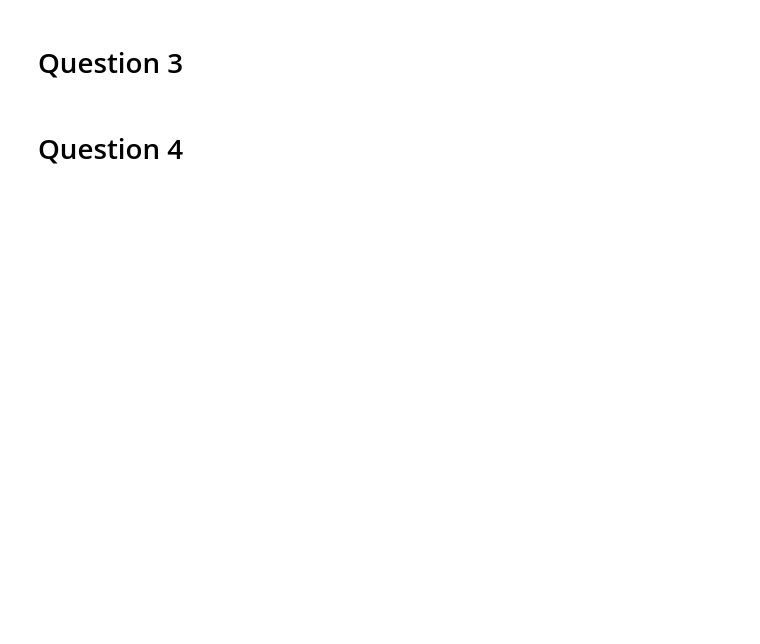
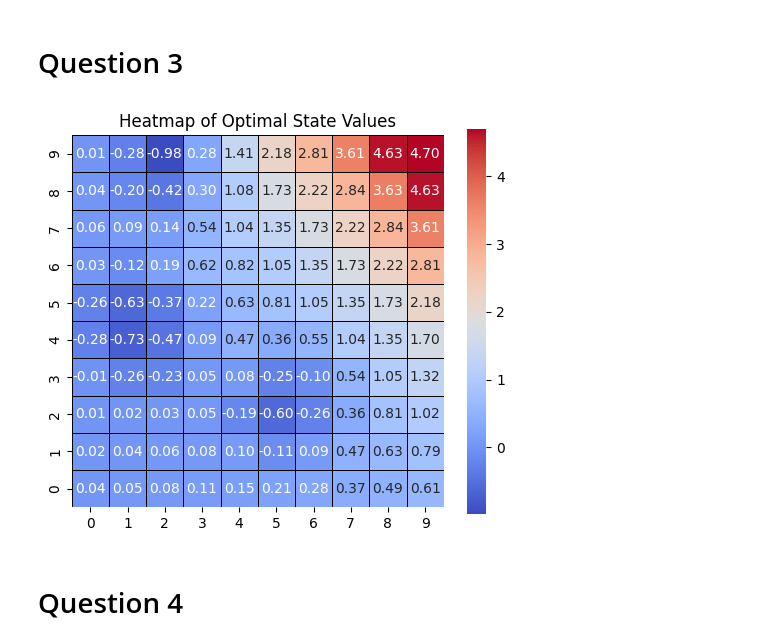
Before and after one commit to kbaseba/232E, a Jupyter notebook: Project_3/ECE232E_Project3_606539982_106405230_106303745.ipynb, the cells around one changed output. Cells and saved outputs as stored; diff of their text form; code cells hidden in the pictures; blank space fills up the shorter version.

```diff
--- a/Project_3/ECE232E_Project3_606539982_106405230_106303745.ipynb
+++ b/Project_3/ECE232E_Project3_606539982_106405230_106303745.ipynb
@@ -5,4 +177,100 @@
 # %% [markdown]
 # Question 3
+# %%
+import numpy as np
+import matplotlib.pyplot as plt
+import seaborn as sns
+
+# Assuming optimal_V is available from Question 2
+# For context, let's include the necessary parts from Question 2 to ensure optimal_V is computed
+# MDP Parameters
+num_states = 100
+grid_size = 10
+num_actions = 4
+w = 0.1
+gamma = 0.8
+epsilon = 0.01
+
+# Actions: 0=Right, 1=Left, 2=Up, 3=Down
+actions = [0, 1, 2, 3]
+
+# Reward Function 1
+reward_function = np.zeros(num_states)
+reward_function[[25, 26, 35, 36, 41, 42, 51, 52, 82, 83, 92, 93]] = -10
+reward_function[99] = 1
+
+# Transition Probability Matrix: P[s, s', a]
+P = np.zeros((num_states, num_states, num_actions))
+
+def compute_transition_probabilities():
+    for s in range(num_states):
+        row, col = divmod(s, grid_size)
+        for a in actions:
+            intended_state = s
+            if a == 0 and col < grid_size - 1:
+                intended_state = s + 1
+            elif a == 1 and col > 0:
+                intended_state = s - 1
+            elif a == 2 and row > 0:
+                intended_state = s - grid_size
+            elif a == 3 and row < grid_size - 1:
+                intended_state = s + grid_size
+
+            # Apply wind in all 4 directions
+            for move, offset in zip(actions, [(0, 1), (0, -1), (-1, 0), (1, 0)]):
+                nx, ny = row + offset[0], col + offset[1]
+                if 0 <= nx < grid_size and 0 <= ny < grid_size:
+                    sp = nx * grid_size + ny
+                    P[s, sp, a] += w / 4
+                else:
+                    P[s, s, a] += w / 4
+
+            if intended_state == s:
+                P[s, s, a] += (1 - w)
+            else:
+                P[s, intended_state, a] += (1 - w)
+
+compute_transition_probabilities()
+
+# Value Iteration Algorithm (from Question 2)
+def value_iteration():
+    V = np.zeros(num_states)
+    delta = float('inf')
+    iteration = 0
+
+    while delta > epsilon and iteration < 1000:
+        delta = 0
+        V_new = np.zeros(num_states)
+        for s in range(num_states):
+            q_values = []
+            for a in actions:
+                q = np.sum(P[s, :, a] * (reward_function + gamma * V))
+                q_values.append(q)
+            V_new[s] = max(q_values)
+            delta = max(delta, abs(V[s] - V_new[s]))
+        V = V_new.copy()
+        iteration += 1
+
+    return V
+
+# Compute optimal state values
+optimal_V = value_iteration()
+
+# Reshape optimal_V into a 10x10 grid for the heatmap
+optimal_V_grid = optimal_V.reshape(grid_size, grid_size)
+
+# Plotting function (adapted from Question 1)
+def plot_heatmap(data, title):
+    plt.figure(figsize=(6, 5))
+    ax = sns.heatmap(data, annot=True, cmap='coolwarm', square=True, cbar=True,
+                     linewidths=0.5, linecolor='black', fmt=".2f")
+    plt.title(title)
+    plt.gca().invert_yaxis()
+    plt.show()
+
+# Generate the heatmap for optimal state values
+plot_heatmap(optimal_V_grid, "Heatmap of Optimal State Values")
+# %% [output]
+[figure, added]
 # %% [markdown]
 # Question 4
```
Also changed, not shown: parts of 7 cells of this notebook.
